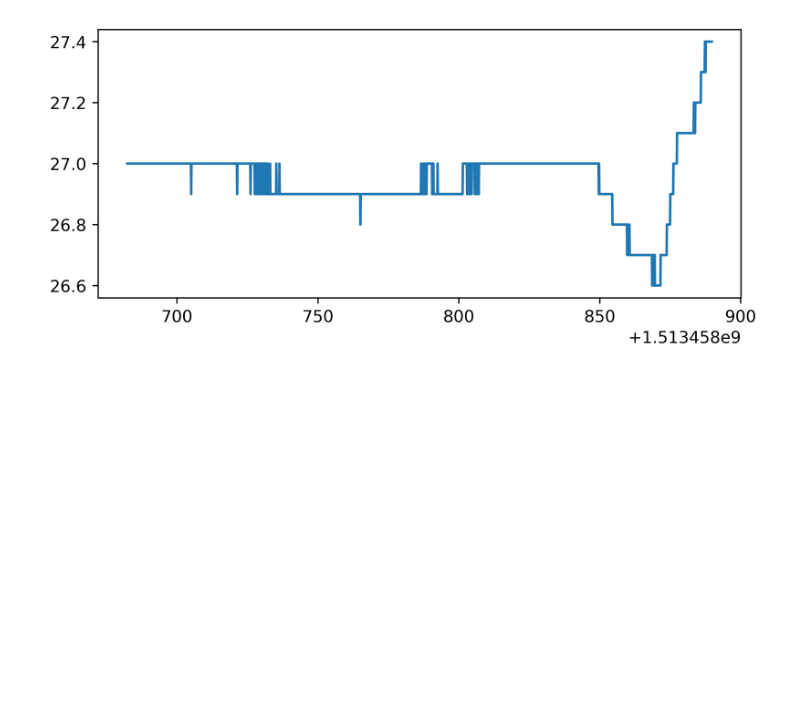
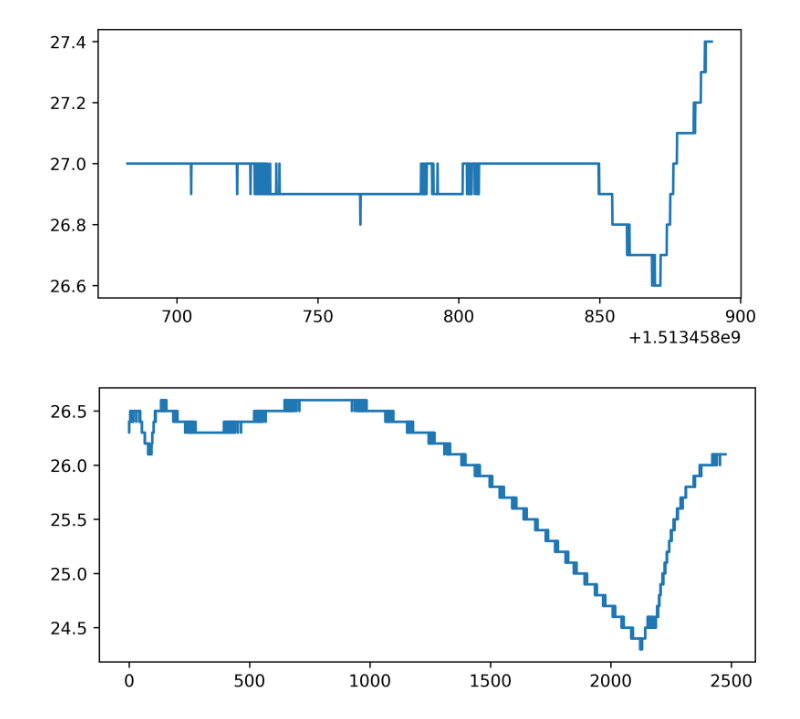
Before and after one commit to safoex/system-engineering-team1, a Jupyter notebook: real_tests/nb.ipynb, the cells around one changed output. Cells and saved outputs as stored; diff of their text form; code cells hidden in the pictures; blank space fills up the shorter version.

```diff
--- a/real_tests/nb.ipynb
+++ b/real_tests/nb.ipynb
@@ -26,3 +26,7 @@ plot_test(1)
 plot_test(2)
 # %% [output]
 [figure]
+# %%
+plot_test(3)
+# %% [output]
+[figure, added]
```
